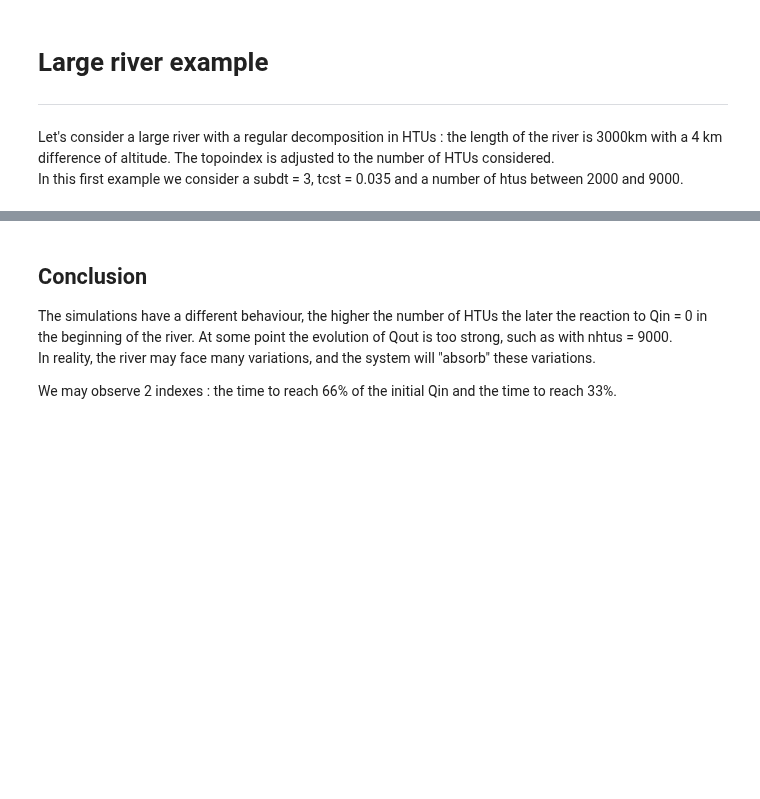
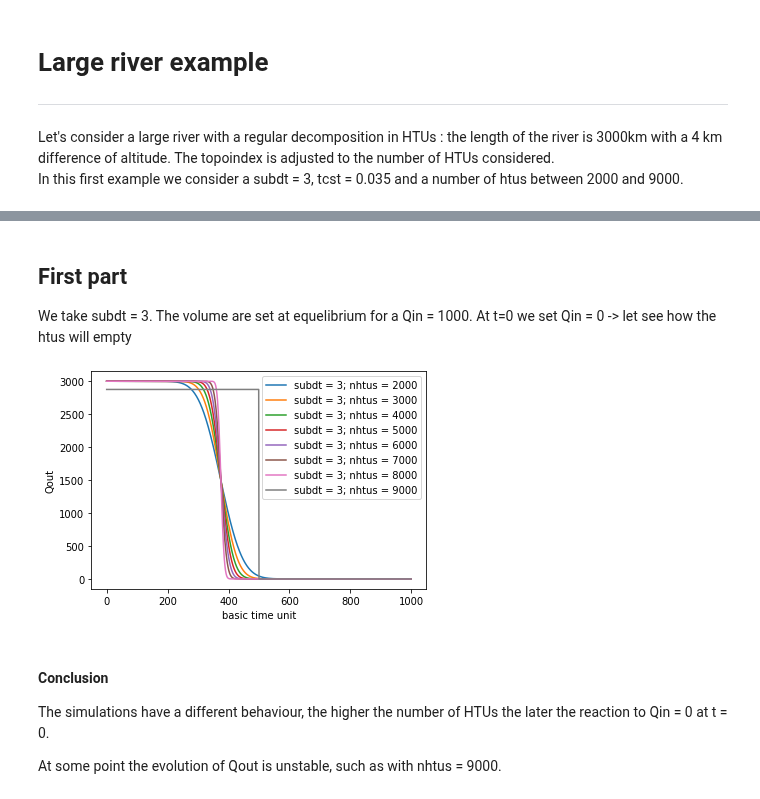
Before and after one commit to VSCHY/RiverNetwork, a Jupyter notebook: Toy_Model_Large_basin.ipynb, the cells around one changed output, grey strips where cells are left out. Cells and saved outputs as stored; diff of their text form; code cells hidden in the pictures; blank space fills up the shorter version.

```diff
--- a/Toy_Model_Large_basin.ipynb
+++ b/Toy_Model_Large_basin.ipynb
@@ -167,8 +106,44 @@ for subdt in D.keys():
+# %%
+# Functions for the experiments
+
+# Qinit = V*1/(self.tcst * self.topoindex)*dt
+# 30 000 * self.tcst * self.topoindex / dt  = V
+def get_config(length = 3000, dz = 4, tcst = 0.035, subdt = 3, niter = 4000):
+  config = {"length" : length, "dz" : dz, "tcst" : tcst, "subdt" : subdt, "niter" : niter}
+  return config
+
+def make_experiment(config, Lnhtus):
+  Lout = []
+  for nhtus in Lnhtus:
+      topoindex = config["length"]/nhtus/np.sqrt((config["dz"]/config["length"]))
+      # Qinit = V0*1/(self.tcst * self.topoindex)*dt
+      Qinit = 3000
+      V0 =  Qinit * config["tcst"] * topoindex * config["subdt"]
+      exp0 = experiment(get_param(subdt = config["subdt"],  topoindex = topoindex, tcst = config["tcst"], nhtus = nhtus, niter = config["niter"]), [V0]*nhtus)
+      Lout.append(exp0.launch());
+  return Lout
+# %% [markdown]
+<h2> First part </h2>
+We take subdt = 3. The volume are set at equelibrium for a Qin = 1000.
+At t=0 we set Qin = 0 -> let see how the htus will empty
+# %%
+# With the default setup
+Lnhtus = np.arange(2000,10000,1000)
+
+config = get_config()
+Lout = make_experiment(config, Lnhtus)
+
+for i in range(len(Lout)):
+    plt.plot(Lout[i][2500:3500], label = "subdt = 3; nhtus = {0}".format(Lnhtus[i]))
+plt.ylabel("Qout")
+plt.xlabel("basic time unit")
+plt.legend()
+plt.show()
+# %% [output]
+[figure, added]
 # %% [markdown]
-<h2> Conclusion </h2>
-The simulations have a different behaviour, the higher the number of HTUs the later the reaction to Qin = 0 in the beginning of the river.
-At some point the evolution of Qout is too strong, such as with nhtus = 9000.
+<h4> Conclusion </h4>
 
-In reality, the river may face many variations, and the system will "absorb" these variations.
+The simulations have a different behaviour, the higher the number of HTUs the later the reaction to Qin = 0 at t = 0.
 
-We may observe 2 indexes : the time to reach 66% of the initial Qin and the time to reach 33%.
+At some point the evolution of Qout is unstable, such as with nhtus = 9000.
```
Also changed, not shown: parts of 17 cells of this notebook.
